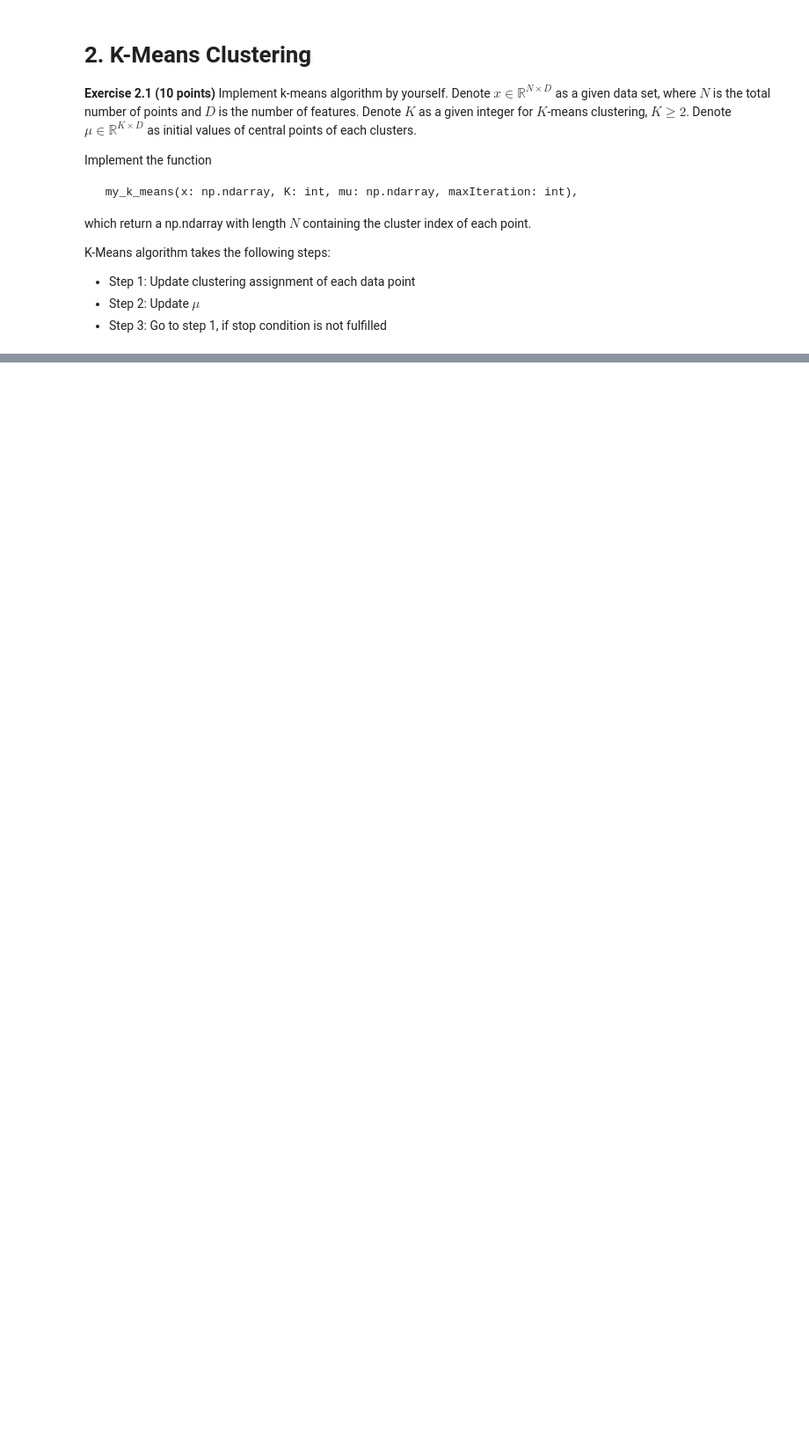
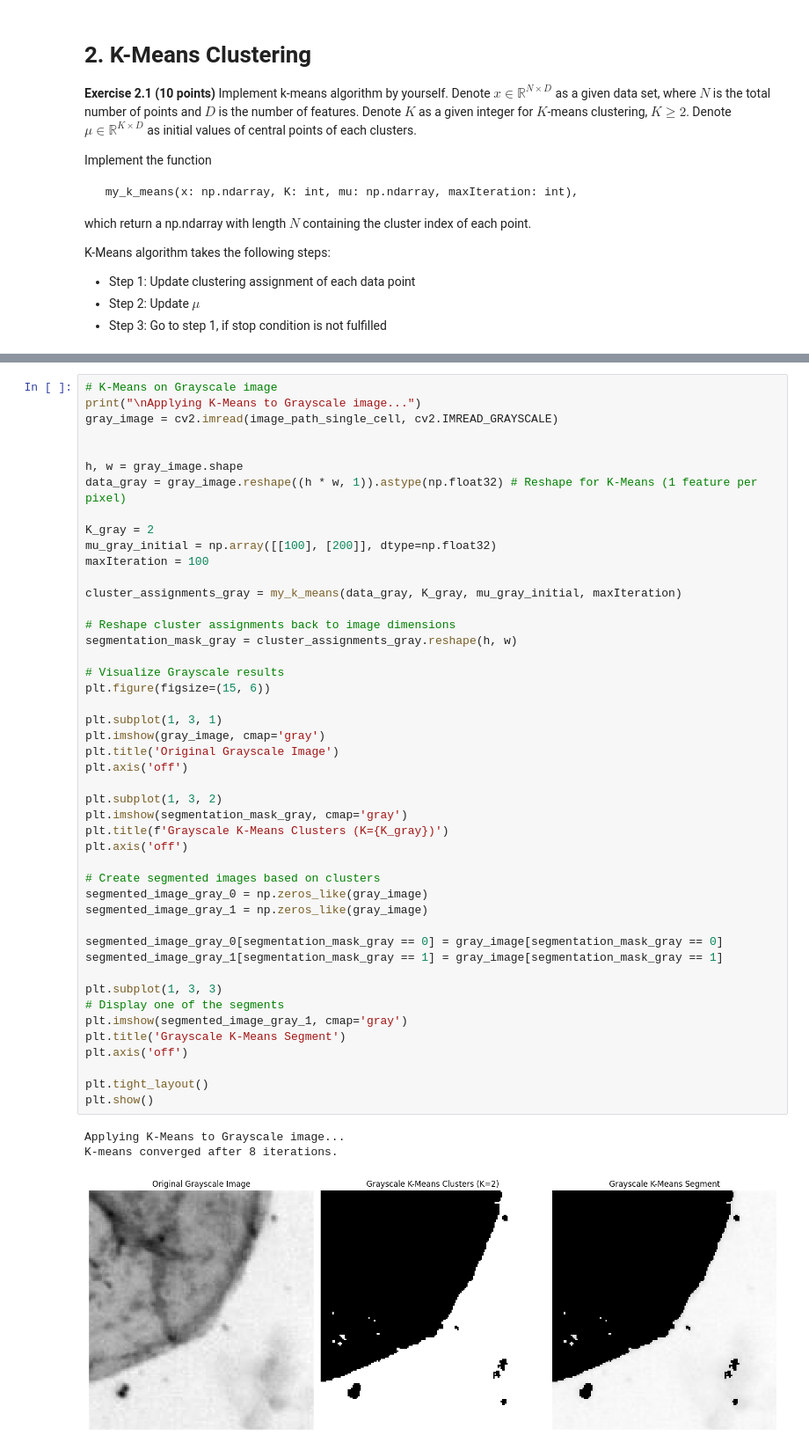
Before and after one commit to Ambos14/ComputerVision26, a Jupyter notebook: Praktikum6/l7.ipynb, the cells around one changed output, grey strips where cells are left out. Shown at 88% size. Cells and saved outputs as stored; diff of their text form; blank space fills up the shorter version.

```diff
--- a/Praktikum6/l7.ipynb
+++ b/Praktikum6/l7.ipynb
@@ -94,3 +216,53 @@ K-Means algorithm takes the following steps:
+# %%
+# K-Means on Grayscale image
+print("\nApplying K-Means to Grayscale image...")
+gray_image = cv2.imread(image_path_single_cell, cv2.IMREAD_GRAYSCALE)
+
+
+h, w = gray_image.shape
+data_gray = gray_image.reshape((h * w, 1)).astype(np.float32) # Reshape for K-Means (1 feature per pixel)
+
+K_gray = 2
+mu_gray_initial = np.array([[100], [200]], dtype=np.float32)
+maxIteration = 100
+
+cluster_assignments_gray = my_k_means(data_gray, K_gray, mu_gray_initial, maxIteration)
+
+# Reshape cluster assignments back to image dimensions
+segmentation_mask_gray = cluster_assignments_gray.reshape(h, w)
+
+# Visualize Grayscale results
+plt.figure(figsize=(15, 6))
+
+plt.subplot(1, 3, 1)
+plt.imshow(gray_image, cmap='gray')
+plt.title('Original Grayscale Image')
+plt.axis('off')
+
+plt.subplot(1, 3, 2)
+plt.imshow(segmentation_mask_gray, cmap='gray')
+plt.title(f'Grayscale K-Means Clusters (K={K_gray})')
+plt.axis('off')
+
+# Create segmented images based on clusters
+segmented_image_gray_0 = np.zeros_like(gray_image)
+segmented_image_gray_1 = np.zeros_like(gray_image)
+
+segmented_image_gray_0[segmentation_mask_gray == 0] = gray_image[segmentation_mask_gray == 0]
+segmented_image_gray_1[segmentation_mask_gray == 1] = gray_image[segmentation_mask_gray == 1]
+
+plt.subplot(1, 3, 3)
+# Display one of the segments
+plt.imshow(segmented_image_gray_1, cmap='gray')
+plt.title('Grayscale K-Means Segment')
+plt.axis('off')
+
+plt.tight_layout()
+plt.show()
+# %% [output]
+Applying K-Means to Grayscale image...
+K-means converged after 8 iterations.
+[figure, added]
 # %% [markdown]
 # 3. Superpixel-based Method
 **Exercise 3.1 (10 points)**
```
Also changed, not shown: parts of 9 cells of this notebook.
